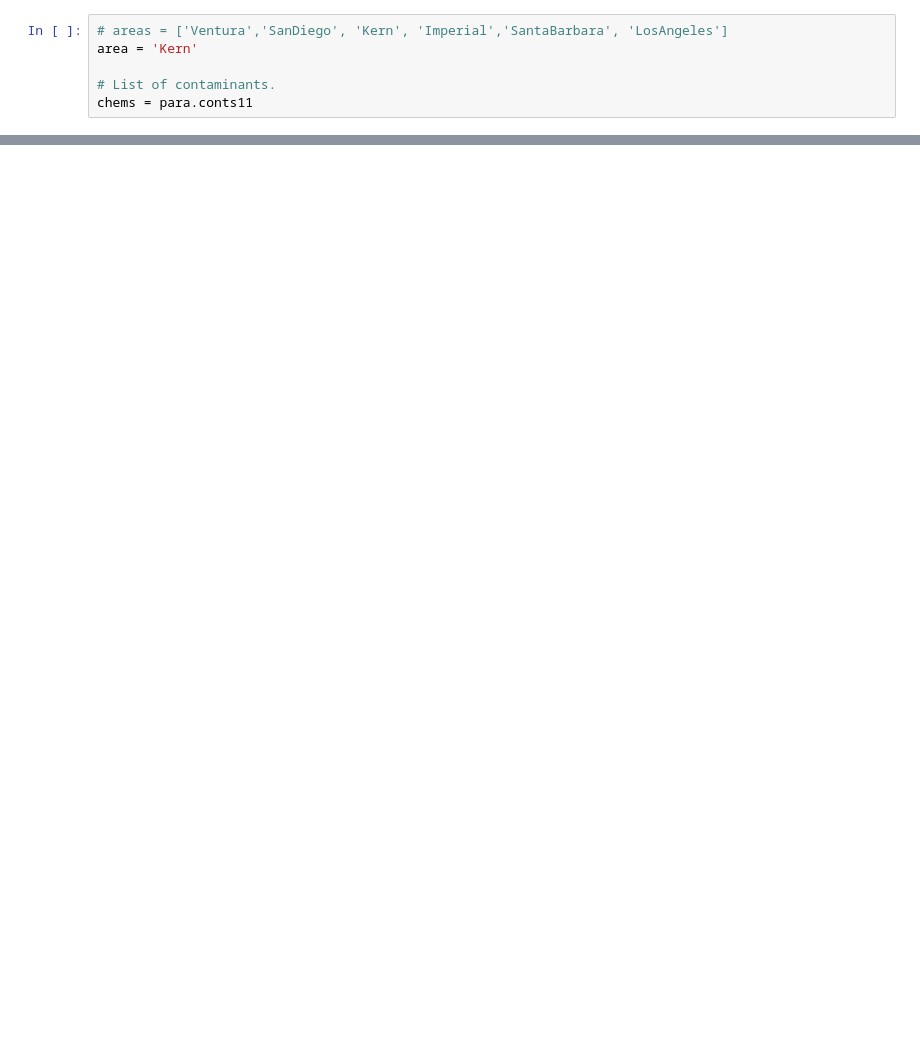
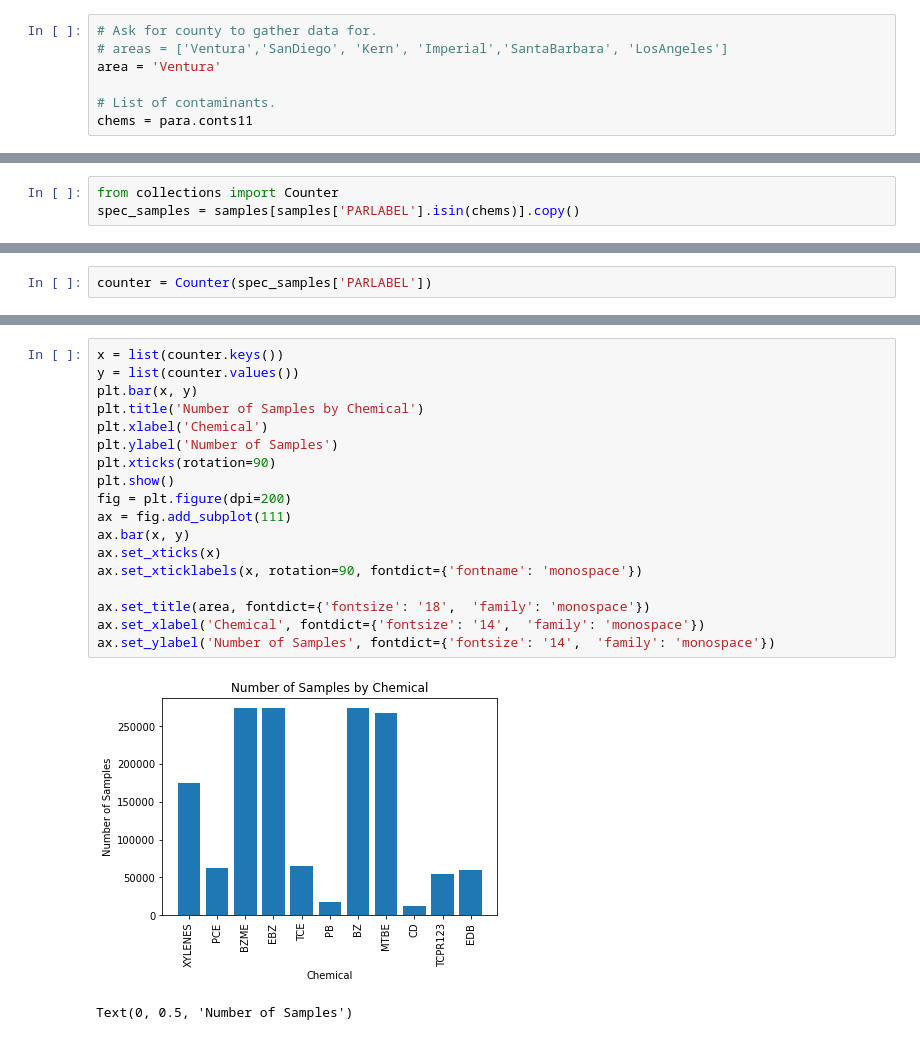
Before and after one commit to aarongaines/slr_ground_water_quality_, a Jupyter notebook: visualize_samples.ipynb, the cells around one changed output, grey strips where cells are left out. Drawn from its saved outputs; the diff is of its cells as text; blank space fills up the shorter version.

Commit message:
visualize results

```diff
--- a/visualize_samples.ipynb
+++ b/visualize_samples.ipynb
@@ -34,6 +27,7 @@ chems = para.conts11
 # %%
+# Ask for county to gather data for.
 # areas = ['Ventura','SanDiego', 'Kern', 'Imperial','SantaBarbara', 'LosAngeles']
-area = 'Kern'
+area = 'Ventura'
 
 # List of contaminants.
 chems = para.conts11
@@ -65,0 +62,3 @@ Unique Sample IDs (SIDs): 2629663
+# %%
+from collections import Counter
+spec_samples = samples[samples['PARLABEL'].isin(chems)].copy()
@@ -65,0 +67,2 @@ Unique Sample IDs (SIDs): 2629663
+# %%
+counter = Counter(spec_samples['PARLABEL'])
@@ -65,0 +83,21 @@ Unique Sample IDs (SIDs): 2629663
+# %%
+x = list(counter.keys())
+y = list(counter.values())
+plt.bar(x, y)
+plt.title('Number of Samples by Chemical')
+plt.xlabel('Chemical')
+plt.ylabel('Number of Samples')
+plt.xticks(rotation=90)
+plt.show()
+fig = plt.figure(dpi=200)
+ax = fig.add_subplot(111)
+ax.bar(x, y)
+ax.set_xticks(x)
+ax.set_xticklabels(x, rotation=90, fontdict={'fontname': 'monospace'})
+
+ax.set_title(area, fontdict={'fontsize': '18',  'family': 'monospace'})
+ax.set_xlabel('Chemical', fontdict={'fontsize': '14',  'family': 'monospace'})
+ax.set_ylabel('Number of Samples', fontdict={'fontsize': '14',  'family': 'monospace'})
+# %% [output]
+[figure, added]
+Text(0, 0.5, 'Number of Samples')
```
Also changed, not shown: parts of 7 cells of this notebook, 3 other files.
